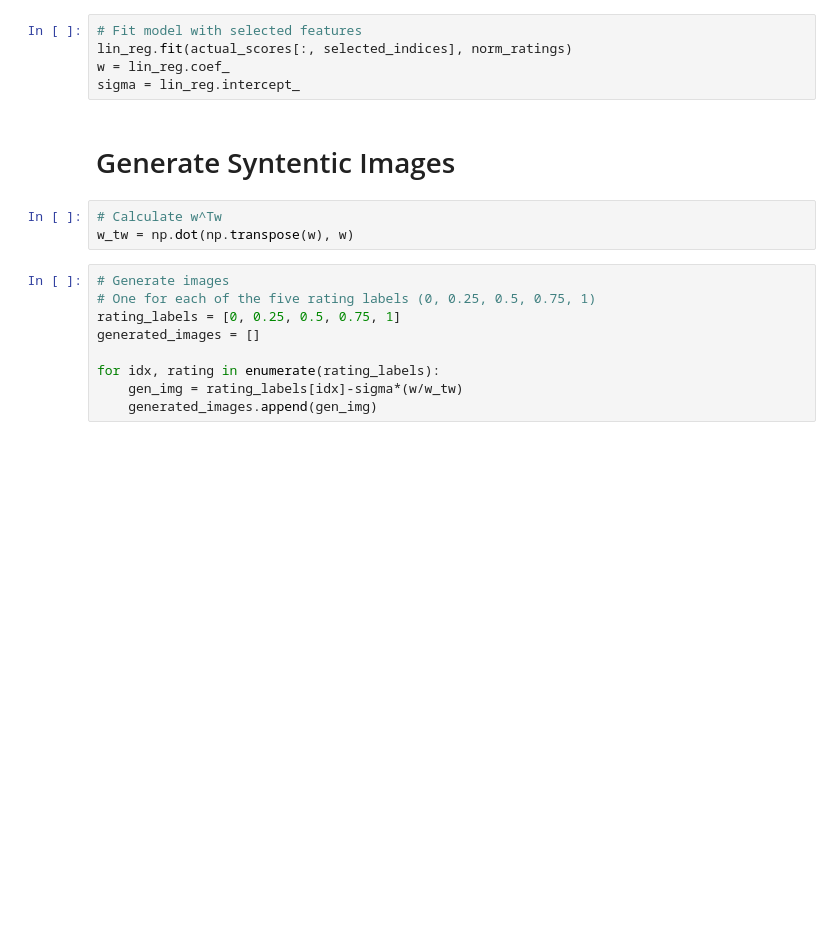
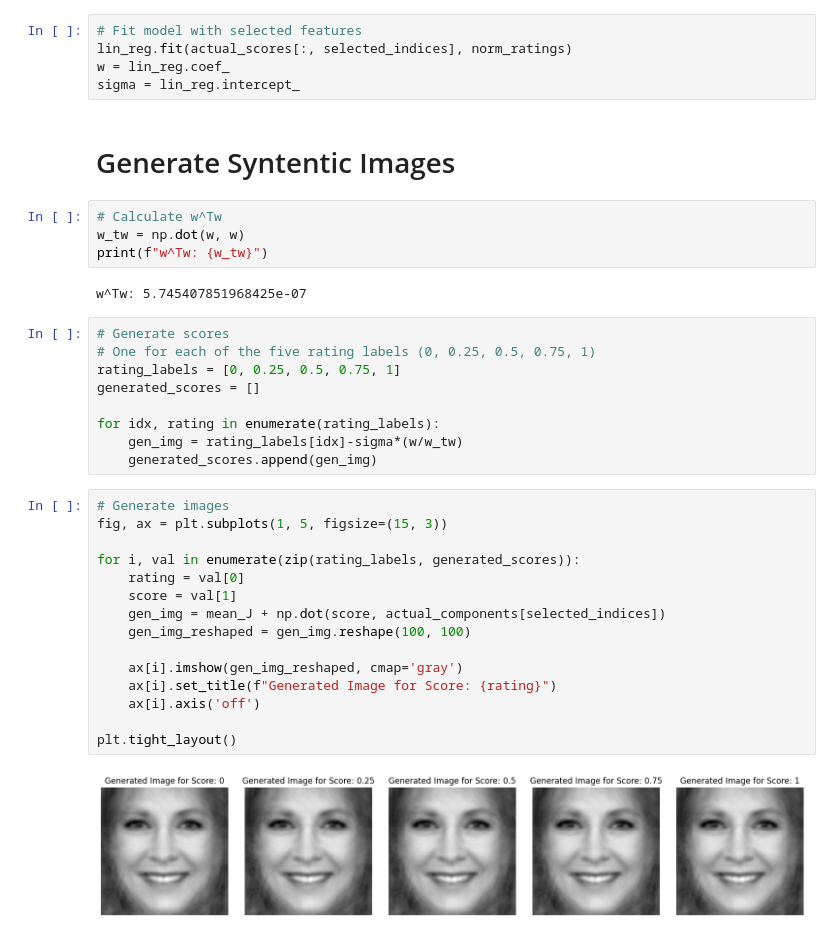
Before and after one commit to s243933/Kareninator, a Jupyter notebook: analyze_ratings.ipynb, the cells around one changed output. Drawn from its saved outputs; the diff is of its cells as text; blank space fills up the shorter version.

Commit message:
generate synthetic images

```diff
--- a/analyze_ratings.ipynb
+++ b/analyze_ratings.ipynb
@@ -155,13 +155,33 @@ sigma = lin_reg.intercept_
 # Generate Syntentic Images
 # %%
 # Calculate w^Tw
-w_tw = np.dot(np.transpose(w), w)
+w_tw = np.dot(w, w)
+print(f"w^Tw: {w_tw}")
+# %% [output]
+w^Tw: 5.745407851968425e-07
 # %%
-# Generate images
+# Generate scores
 # One for each of the five rating labels (0, 0.25, 0.5, 0.75, 1)
 rating_labels = [0, 0.25, 0.5, 0.75, 1]
-generated_images = []
+generated_scores = []
 
 for idx, rating in enumerate(rating_labels):
     gen_img = rating_labels[idx]-sigma*(w/w_tw)
-    generated_images.append(gen_img)
+    generated_scores.append(gen_img)
+# %%
+# Generate images
+fig, ax = plt.subplots(1, 5, figsize=(15, 3))
+
+for i, val in enumerate(zip(rating_labels, generated_scores)):
+    rating = val[0]
+    score = val[1]
+    gen_img = mean_J + np.dot(score, actual_components[selected_indices])
+    gen_img_reshaped = gen_img.reshape(100, 100)
+
+    ax[i].imshow(gen_img_reshaped, cmap='gray')
+    ax[i].set_title(f"Generated Image for Score: {rating}")
+    ax[i].axis('off')
+
+plt.tight_layout()
+# %% [output]
+[figure, added]
```
Also changed, not shown: parts of 1 cell of this notebook, 1 other file.
